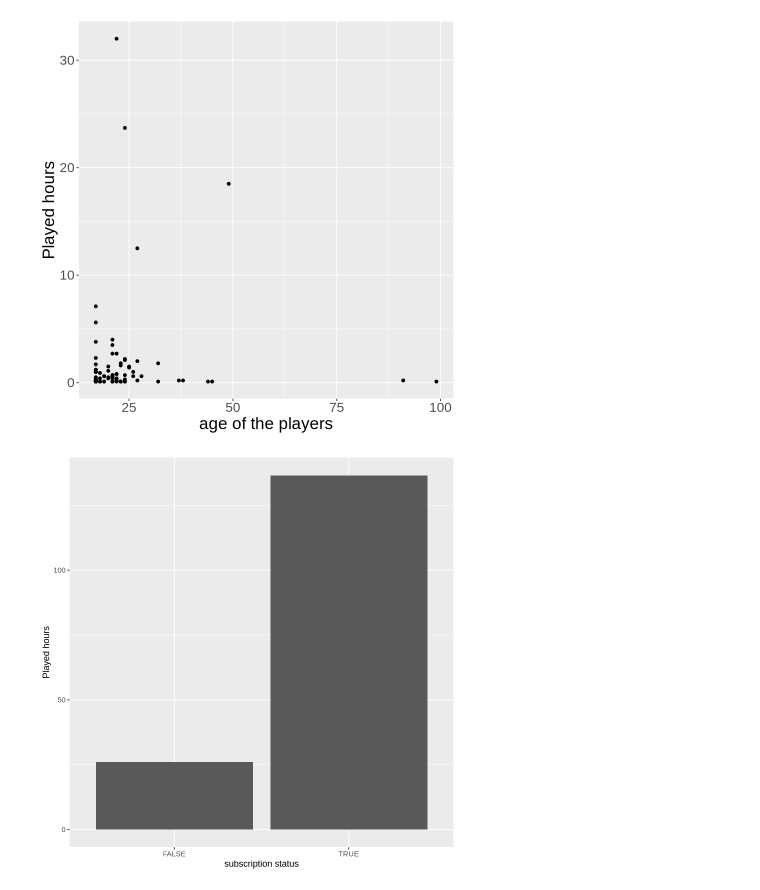
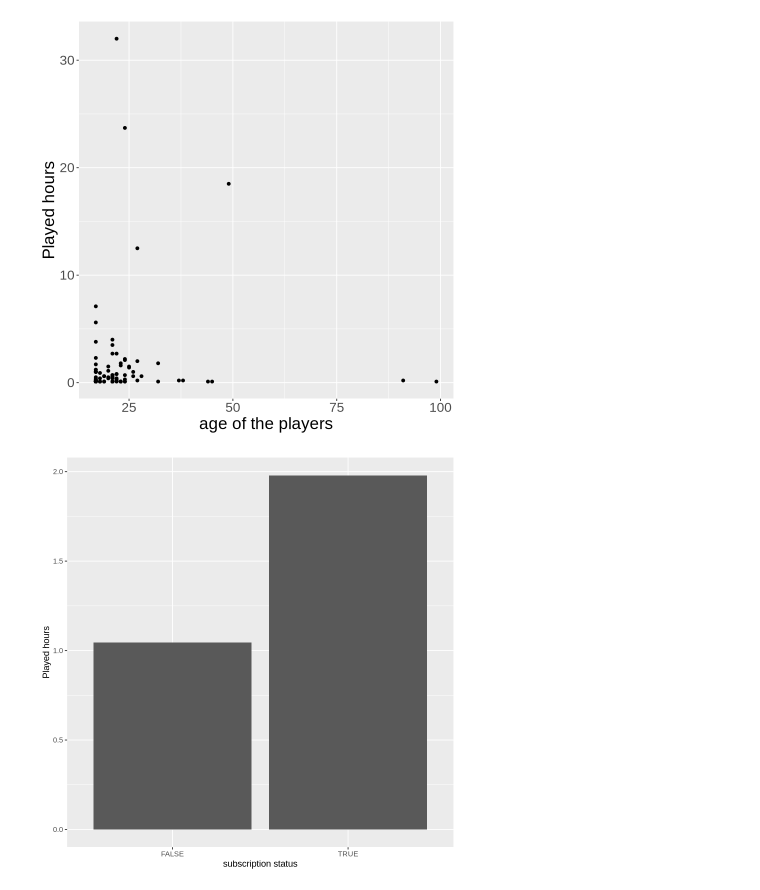
Before and after one commit to Snowy129/DSCI100-Project, a Jupyter notebook: Group Project.ipynb, the cells around one changed output. Drawn from its saved outputs; the diff is of its cells as text; code cells hidden in the pictures.

Commit message:
average

```diff
--- a/Group Project.ipynb
+++ b/Group Project.ipynb
@@ -306,13 +306,15 @@ Warning message in geom_point(aplha = 0.25):
 # %%
 #Played hours versus subscription satus bar plot
 clean_players_new<-clean_players|>
-mutate(subscribe=as.logical(subscribe))
+mutate(subscribe=as.logical(subscribe))|>
+group_by(subscribe)|>
+summarize(average=mean(played_hours))
 graph_subscription<-clean_players_new|>
-ggplot(aes(x=subscribe, y=played_hours))+
+ggplot(aes(x=subscribe, y=average))+
        geom_bar(stat="identity")+
        xlab("subscription status")+
        ylab("Played hours")
 
 graph_subscription
 # %% [output]
-[figure, old version]
+[figure, new version]
```
